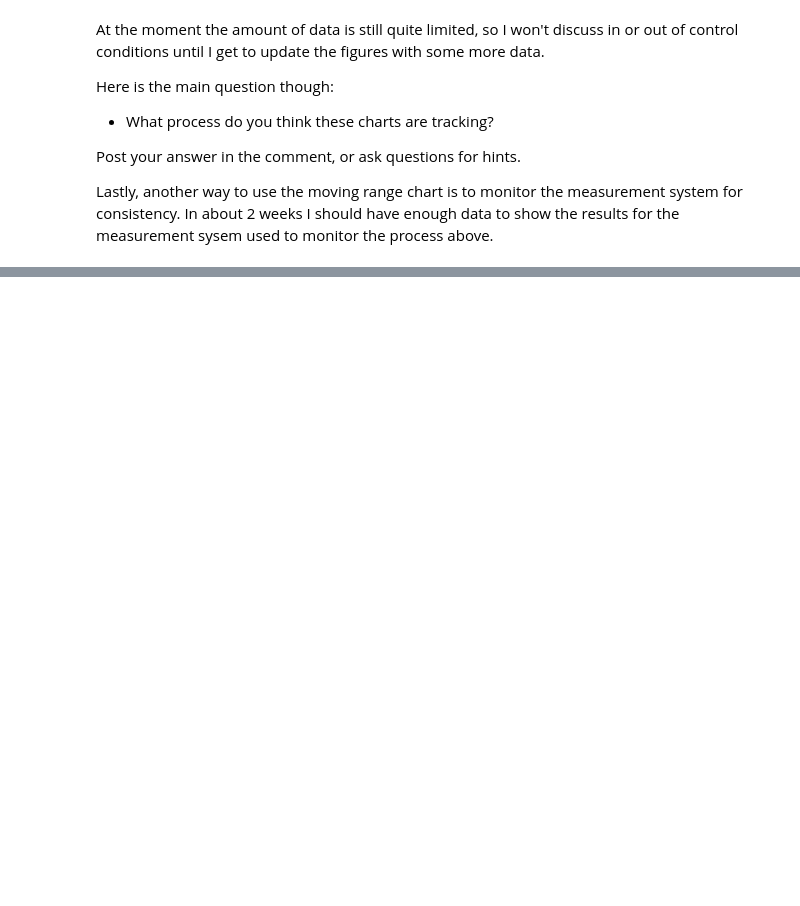
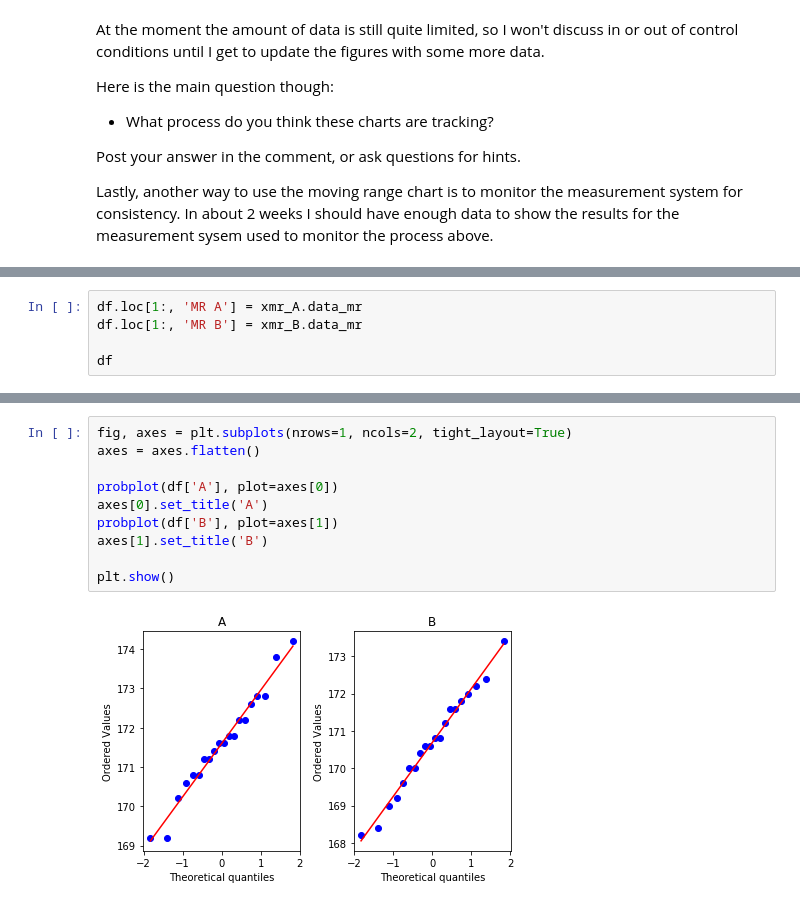
Before and after one commit to rschutjens/spc-mr-charts, a Jupyter notebook: spc_chart.ipynb, the cells around one changed output, grey strips where cells are left out. Saved outputs shown, nothing was run; the diff lists cells and outputs as text; blank space fills up the shorter version.

Commit message:
Add normal probability plot

```diff
--- a/spc_chart.ipynb
+++ b/spc_chart.ipynb
@@ -86,0 +90,5 @@ xmr_A.data_mr
+# %%
+df.loc[1:, 'MR A'] = xmr_A.data_mr
+df.loc[1:, 'MR B'] = xmr_B.data_mr
+
+df
@@ -86,0 +125,12 @@ xmr_A.data_mr
+# %%
+fig, axes = plt.subplots(nrows=1, ncols=2, tight_layout=True)
+axes = axes.flatten()
+
+probplot(df['A'], plot=axes[0])
+axes[0].set_title('A')
+probplot(df['B'], plot=axes[1])
+axes[1].set_title('B')
+
+plt.show()
+# %% [output]
+[figure, added]
```
Also changed, not shown: parts of 6 cells of this notebook, 1 other file.
